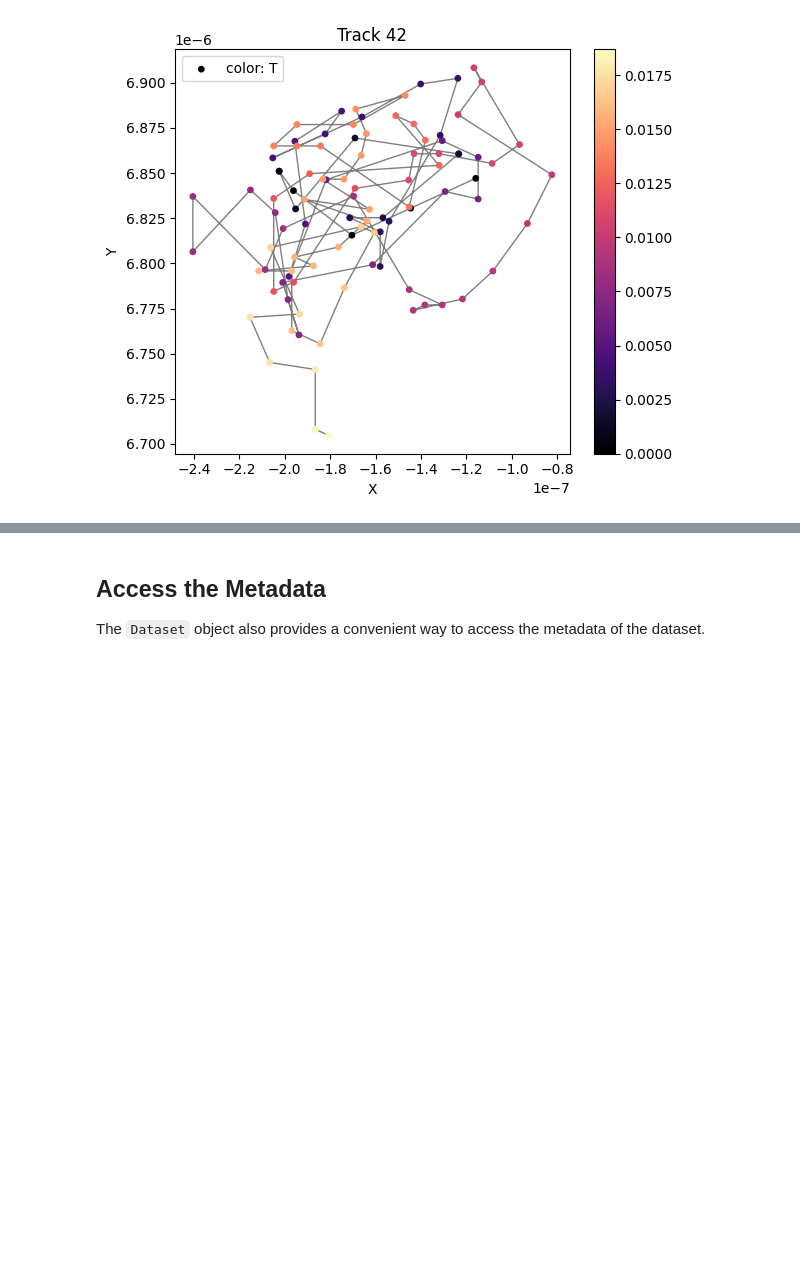
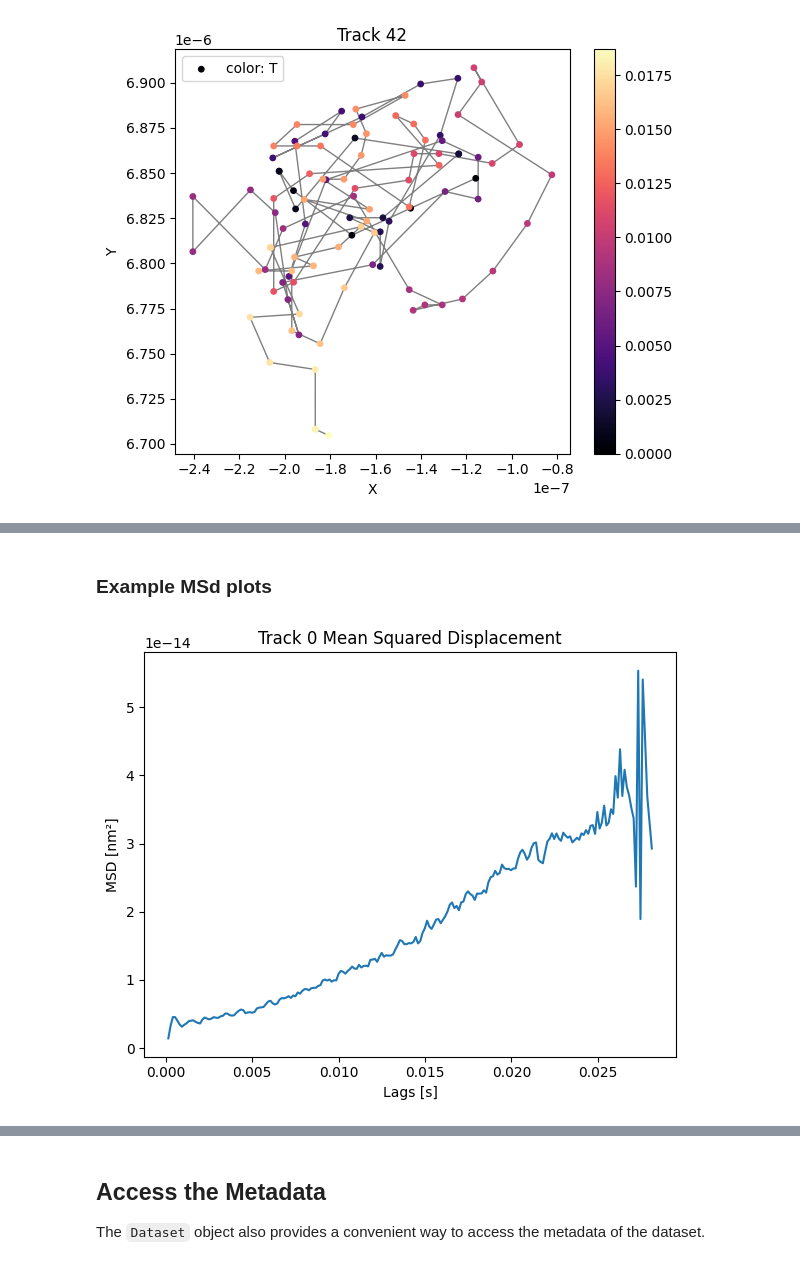
Before and after one commit to Zatyrus/Parameter-Optimization-for-Iterative-MINFLUX-Microscopy, a Jupyter notebook: data_access_utils/how_to_access_the_data.ipynb, the cells around one changed output, grey strips where cells are left out. Cells and saved outputs as stored; diff of their text form; code cells hidden in the pictures; blank space fills up the shorter version.

```diff
--- a/data_access_utils/how_to_access_the_data.ipynb
+++ b/data_access_utils/how_to_access_the_data.ipynb
@@ -237,0 +260,7 @@ dataset.get_condensed_result_as_dataframe()
+# %% [markdown]
+### Example MSd plots
+# %%
+## Plot a single MSD
+fig, ax = dataset.plot_msd(ID = 0)
+# %% [output]
+[figure, added]
```
Also changed, not shown: parts of 16 cells of this notebook, 16 other files.
